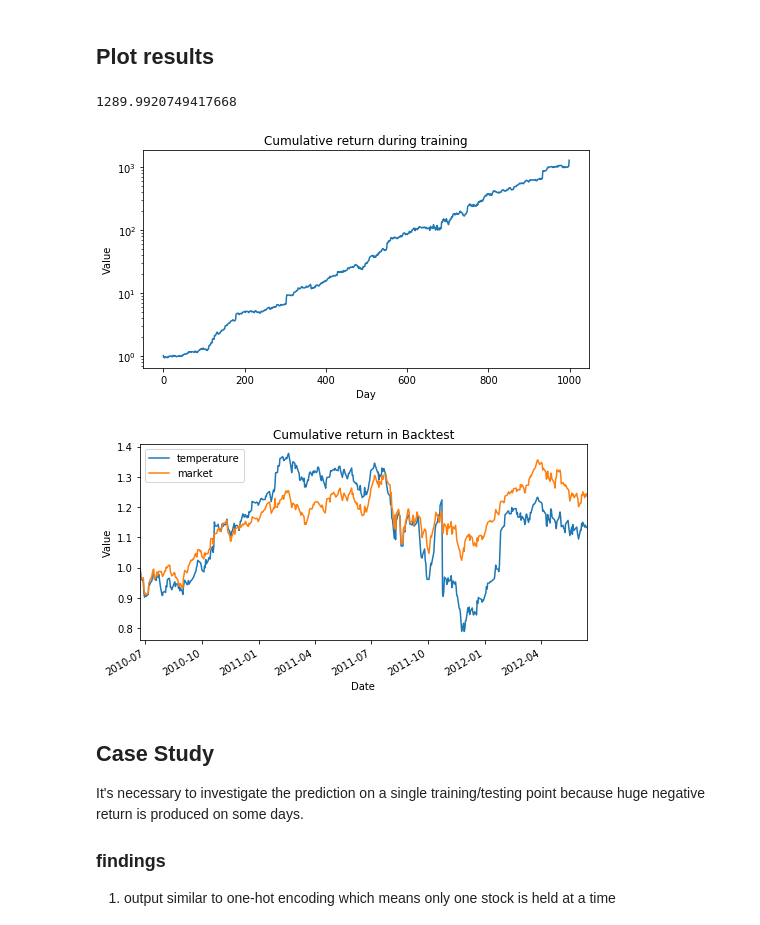
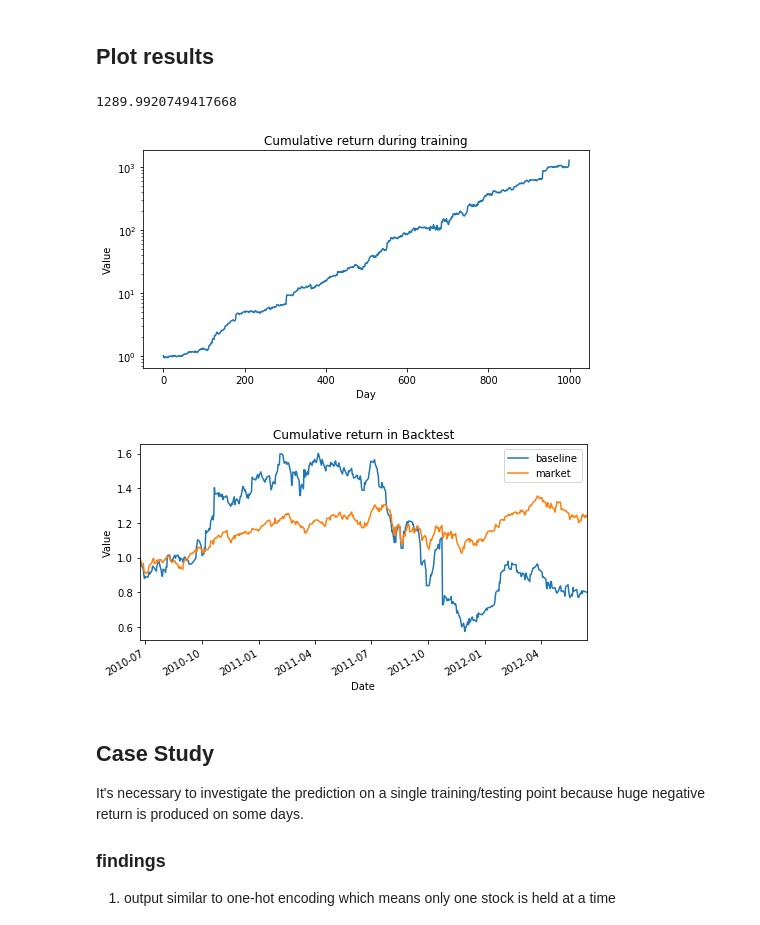
Before and after one commit to yanxurui/portfolio, a Jupyter notebook: analysis.ipynb, the cells around one changed output. Drawn from its saved outputs; the diff is of its cells as text; code cells hidden in the pictures.

```diff
--- a/analysis.ipynb
+++ b/analysis.ipynb
@@ -25,35 +25,35 @@ def train_plot(save_dir):
     print(np.prod(ret))
     ax1.plot(ret.cumprod())
     return fig1
 
 def backtest_plot(save_dirs):
     fig2, ax2 = plt.subplots(figsize=(8, 4))
     ax2.set_xlabel('Day')
     ax2.set_ylabel('Value')
     ax2.set_title('Cumulative return in Backtest')
     tmp_dict = {}
     for save_dir in map(Path, save_dirs):
         name = os.path.basename(save_dir)
         test_summary = pd.read_csv(save_dir.joinpath('test_summary.csv'), index_col='index')
         tmp_dict[name] = (test_summary['ret']+1).cumprod().values # Series -> np array, ignore index
     start = test_summary.index[0]
     end = test_summary.index[-1] + 1
     market = data.UBAH(start, end)
     tmp_dict['market'] = market
     df = pd.DataFrame(tmp_dict)
     df.plot(ax=ax2)
     return fig2
 
 def expand_dir(save_dir):
     return [os.path.join(save_dir, sub) for sub in next(os.walk(save_dir))[1]]
 
-save_dir = Path('exp/output/temperature')
+save_dir = Path('exp/baseline')
 fig1 = train_plot(save_dir)
 fig2 = backtest_plot([save_dir])
 # %% [output]
 1289.9920749417668
 [figure]
-[figure, old version]
+[figure, new version]
 # %% [markdown]
 ## Case Study
 It's necessary to investigate the prediction on a single training/testing point because huge negative return is produced on some days.
```
Also changed, not shown: parts of 3 cells of this notebook.
